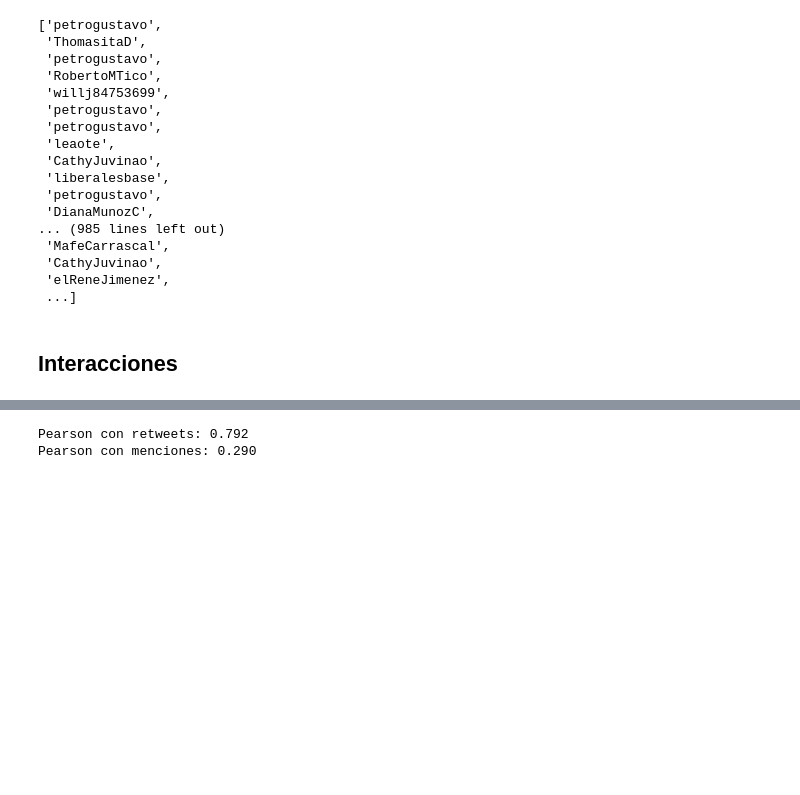
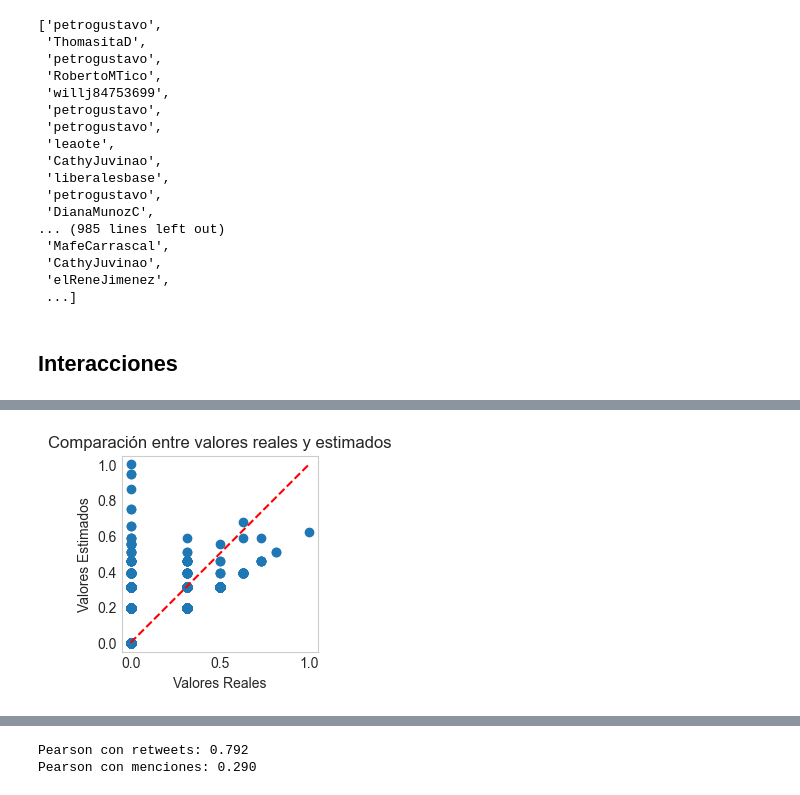
Before and after one commit to Juan2040751/TG_code, a Jupyter notebook: evaluation.ipynb, the cells around one changed output, grey strips where cells are left out. Saved outputs shown, nothing was run; the diff lists cells and outputs as text; code cells hidden in the pictures; blank space fills up the shorter version.

```diff
--- a/evaluation.ipynb
+++ b/evaluation.ipynb
@@ -355,6 +354,6 @@ Cantidad de menciones: 12796
 <h2>Interacciones
 # %%
 from influenceHeuristics import build_interaction_matrix
-interactions_matrix, interactions_matrix_nonNorm, retweets_matrix, mentions_matrix = build_interaction_matrix(df, user_to_index)
+interactions_matrix, interactions_matrix_nonNorm, retweets_matrix, mentions_matrix = build_interaction_matrix(df, user_to_index, lambda x: print(x))
 interactions_matrix
 # %% [output]
@@ -380,0 +406,9 @@ Spearman con menciones:0.260
+# %%
+plt.scatter(retweets_flat, interactions_flat)
+plt.plot([min(retweets_flat), max(retweets_flat)], [min(retweets_flat), max(retweets_flat)], color='red', linestyle='--')
+plt.xlabel('Valores Reales')
+plt.ylabel('Valores Estimados')
+plt.title('Comparación entre valores reales y estimados')
+plt.show()
+# %% [output]
+[figure, added]
```
Also changed, not shown: parts of 11 cells of this notebook, 3 other files.
